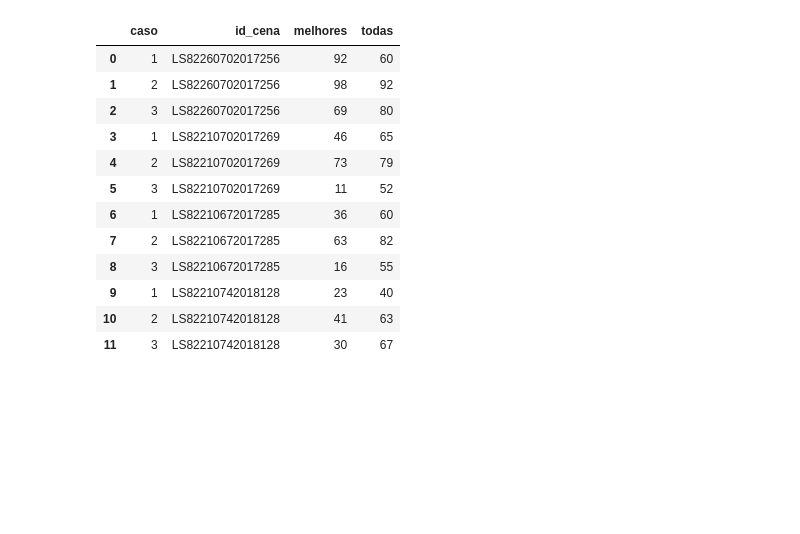
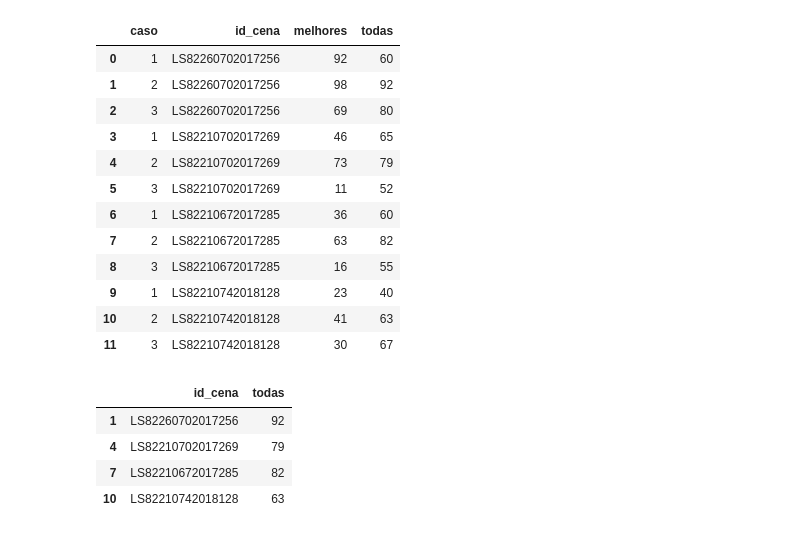
Before and after one commit to cicerocasj/aq30m, a Jupyter notebook: compara_resultados.ipynb, the cells around one changed output. Drawn from its saved outputs; the diff is of its cells as text; code cells hidden in the pictures; blank space fills up the shorter version.

```diff
--- a/compara_resultados.ipynb
+++ b/compara_resultados.ipynb
@@ -26,3 +33,11 @@ df
 | 9 | 1 | LS82210742018128 | 23 | 40 |
 | 10 | 2 | LS82210742018128 | 41 | 63 |
 | 11 | 3 | LS82210742018128 | 30 | 67 |
+# %%
+df[df.caso==2][['id_cena', 'todas']]
+# %% [output]
+|  | id_cena | todas |
+| 1 | LS82260702017256 | 92 |
+| 4 | LS82210702017269 | 79 |
+| 7 | LS82210672017285 | 82 |
+| 10 | LS82210742018128 | 63 |
```
Also changed, not shown: parts of 1 cell of this notebook, 10 other files.
